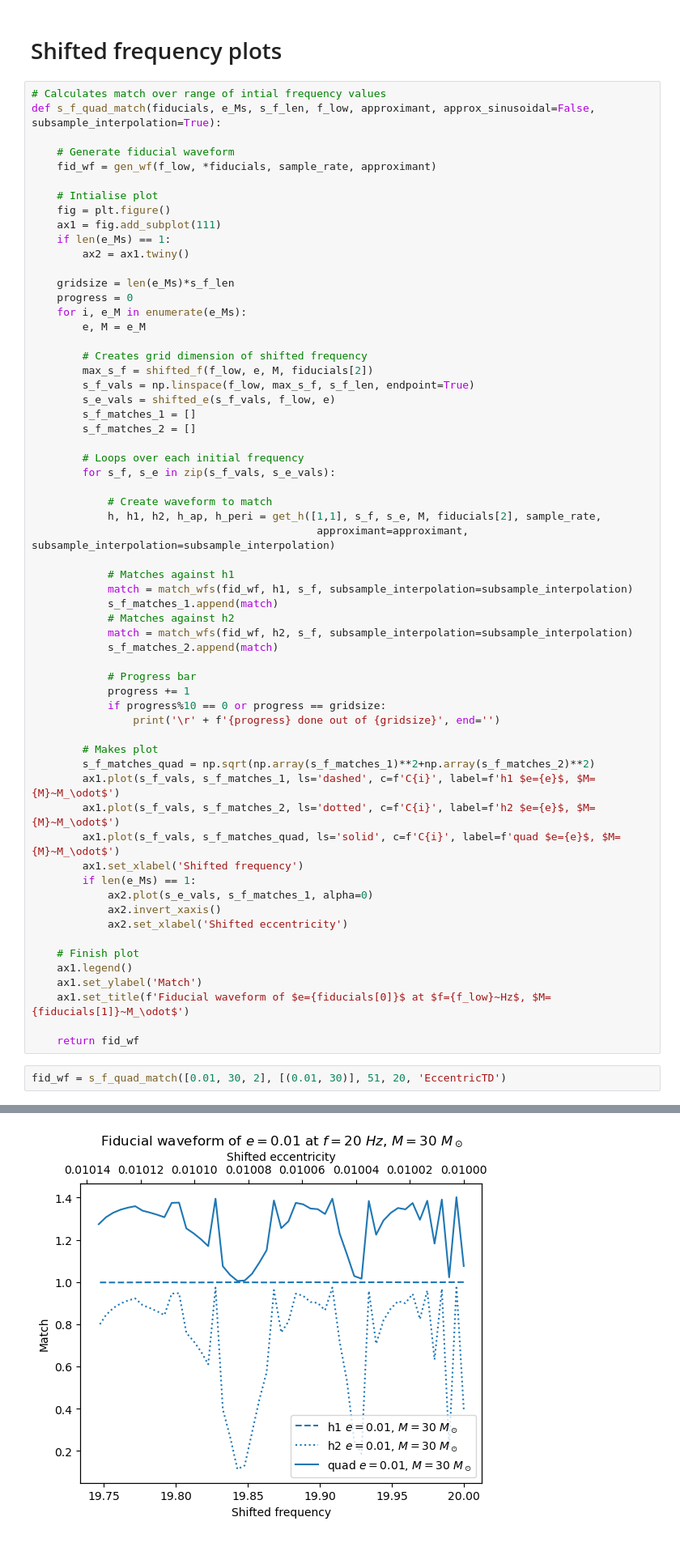
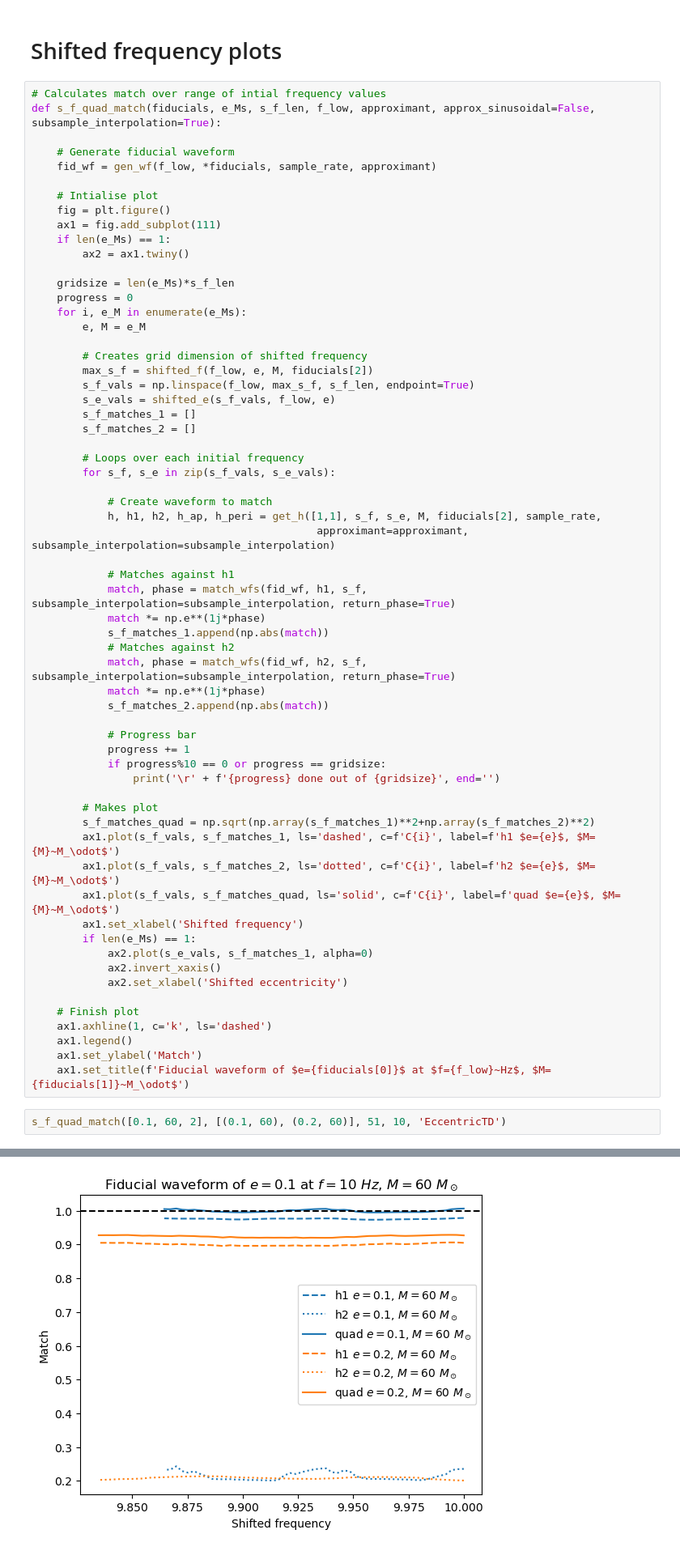
Before and after one commit to BenGPatterson/EccentricBinaries, a Jupyter notebook: notebooks/eccentric_decomposition.ipynb, the cells around one changed output, grey strips where cells are left out. Shown at 81% size. Cells and saved outputs as stored; diff of their text form.

```diff
--- a/notebooks/eccentric_decomposition.ipynb
+++ b/notebooks/eccentric_decomposition.ipynb
@@ -40,11 +40,13 @@ def s_f_quad_match(fiducials, e_Ms, s_f_len, f_low, approximant, approx_sinusoid
                                              approximant=approximant, subsample_interpolation=subsample_interpolation)
 
             # Matches against h1
-            match = match_wfs(fid_wf, h1, s_f, subsample_interpolation=subsample_interpolation)
-            s_f_matches_1.append(match)
+            match, phase = match_wfs(fid_wf, h1, s_f, subsample_interpolation=subsample_interpolation, return_phase=True)
+            match *= np.e**(1j*phase)
+            s_f_matches_1.append(np.abs(match))
             # Matches against h2
-            match = match_wfs(fid_wf, h2, s_f, subsample_interpolation=subsample_interpolation)
-            s_f_matches_2.append(match)
+            match, phase = match_wfs(fid_wf, h2, s_f, subsample_interpolation=subsample_interpolation, return_phase=True)
+            match *= np.e**(1j*phase)
+            s_f_matches_2.append(np.abs(match))
 
             # Progress bar
             progress += 1
@@ -63,11 +65,10 @@ def s_f_quad_match(fiducials, e_Ms, s_f_len, f_low, approximant, approx_sinusoid
             ax2.set_xlabel('Shifted eccentricity')
 
     # Finish plot
+    ax1.axhline(1, c='k', ls='dashed')
     ax1.legend()
     ax1.set_ylabel('Match')
     ax1.set_title(f'Fiducial waveform of $e={fiducials[0]}$ at $f={f_low}~Hz$, $M={fiducials[1]}~M_\odot$')
-
-    return fid_wf
 # %%
-fid_wf = s_f_quad_match([0.01, 30, 2], [(0.01, 30)], 51, 20, 'EccentricTD')
+s_f_quad_match([0.1, 60, 2], [(0.1, 60), (0.2, 60)], 51, 10, 'EccentricTD')
 # %% [output]
@@ -75 +76 @@ fid_wf = s_f_quad_match([0.01, 30, 2], [(0.01, 30)], 51, 20, 'EccentricTD')
-[figure, old version]
+[figure, new version]
```
Also changed, not shown: parts of 8 cells of this notebook, 4 other files.
